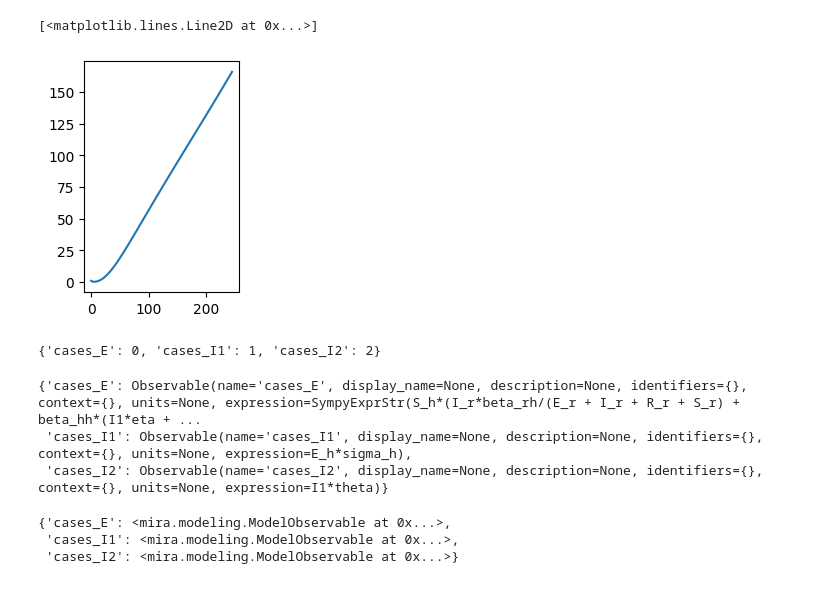
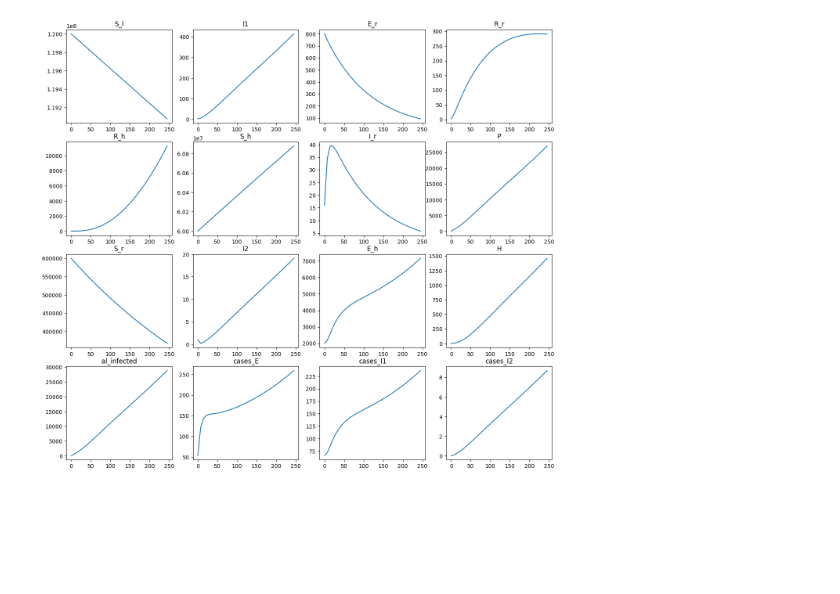
Before and after one commit to gyorilab/mira, a Jupyter notebook: notebooks/hackathon_2024.12/ModelA.ipynb, the cells around one changed output. Cells and saved outputs as stored; diff of their text form; code cells hidden in the pictures.

Commit message:
Update ModelA with simulation results

```diff
--- a/notebooks/hackathon_2024.12/ModelA.ipynb
+++ b/notebooks/hackathon_2024.12/ModelA.ipynb
@@ -70,12 +70,14 @@ parameter_data = {
     'Nr': {'value': 1.8e6},
     'mu_h': {'value': 0.000045},
     'mu_r': {'value': 0.002},
-    'pi_h': {'value': 2500},
+    #'pi_h': {'value': 2500},
+    'pi_h': {'value': 8100},
     'pi_r': {'value': 0.5},
     'rho': {'value': 0.8},
     'nu': {'value': 0.045},
     'beta_hh': {'value': 0.03},
-    'beta_rh': {'value': 0.3045},
+    #'beta_rh': {'value': 0.3045},
+    'beta_rh': {'value': 0.03045},
     'beta_rr': {'value': 0.025},
     'alpha': {'value': 0.75},
     'eta': {'value': 0.8},
@@ -119,9 +121,13 @@ p1 = tm.templates[1].rate_law
 p2 = tm.templates[5].rate_law
 case_expr = SympyExprStr(p1.args[0] + p2.args[0])
 observables = {
-    'cases_E': Observable(name='cases_E', expression=SympyExprStr(case_expr)),
-    'cases_I1': Observable(name='cases_I1', expression=SympyExprStr(sp.parse_expr('E_h*sigma_h'))),
-    'cases_I2': Observable(name='cases_I2', expression=SympyExprStr(sp.parse_expr('I1*theta')))
+    'al_infected': Observable(name='al_infected',
+                              expression=SympyExprStr(sp.parse_expr('P+I1+I2+H'))),
+    'cases_E': Observable(name='cases_E',
+                          expression=case_expr),
+    'cases_I1': Observable(name='cases_I1',
+                           expression=SympyExprStr(sp.parse_expr('E_h*sigma_h'))),
+    'cases_I2': Observable(name='cases_I2',
+                           expression=SympyExprStr(sp.parse_expr('I1*theta')))
 
 }
-case_expr.args[0]
@@ -166,5 +154,6 @@ om.vmap
 import numpy as np
 import matplotlib.pyplot as plt
 
-times = np.linspace(0, 35*7, 100)
+nweeks = 35
+times = np.linspace(0, nweeks*7, nweeks)
 res = simulate_ode_model(om, times, with_observables=True)
@@ -191,22 +160,4 @@ array([ 530.92557334,  833.08634062, 1040.03245939, 1180.60097288,
-# %%
-plt.figure(figsize=(2, 3))
-plt.plot(times, res[:, 6])
-# %% [output]
-[<matplotlib.lines.Line2D at 0x...>]
-[figure, removed]
-# %%
-om.observable_map
-# %% [output]
-{'cases_E': 0, 'cases_I1': 1, 'cases_I2': 2}
-# %%
-tm.observables
-# %% [output]
-{'cases_E': Observable(name='cases_E', display_name=None, description=None, identifiers={}, context={}, units=None, expression=SympyExprStr(S_h*(I_r*beta_rh/(E_r + I_r + R_r + S_r) + beta_hh*(I1*eta + ...
- 'cases_I1': Observable(name='cases_I1', display_name=None, description=None, identifiers={}, context={}, units=None, expression=E_h*sigma_h),
- 'cases_I2': Observable(name='cases_I2', display_name=None, description=None, identifiers={}, context={}, units=None, expression=I1*theta)}
-# %%
-Model(tm).observables
-# %% [output]
-{'cases_E': <mira.modeling.ModelObservable at 0x...>,
- 'cases_I1': <mira.modeling.ModelObservable at 0x...>,
- 'cases_I2': <mira.modeling.ModelObservable at 0x...>}
+# %%
+om.plot_simulation_results(times, res)
+# %% [output]
+[figure, added]
```
Also changed, not shown: parts of 4 cells of this notebook, 1 other file.
